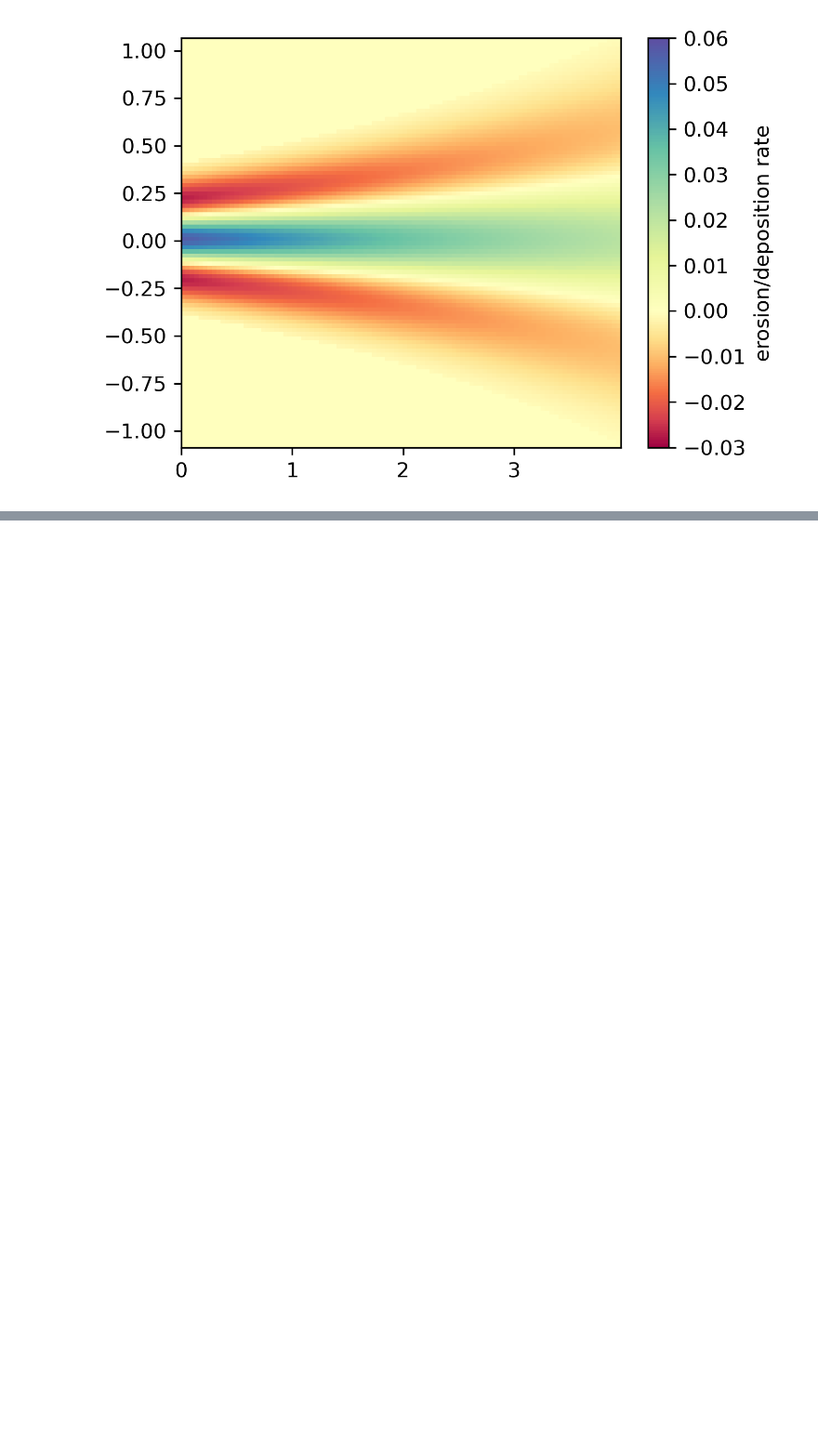
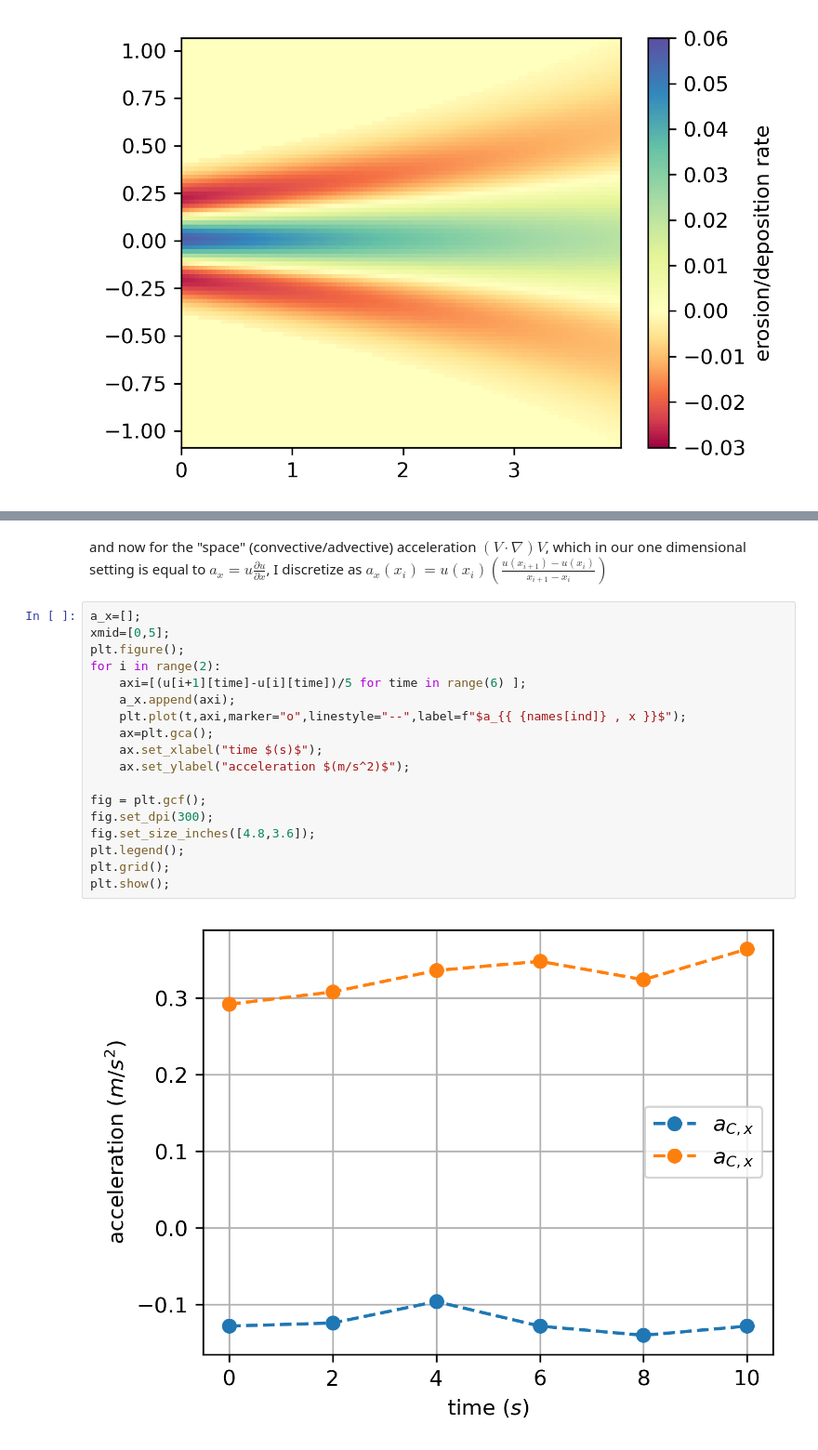
Before and after one commit to isamarcortes/Depositional_Mechanics, a Jupyter notebook: PS1.ipynb, the cells around one changed output, grey strips where cells are left out. Shown at 93% size. Drawn from its saved outputs; the diff is of its cells as text; blank space fills up the shorter version.

```diff
--- a/PS1.ipynb
+++ b/PS1.ipynb
@@ -301,0 +351,22 @@ plt.show();
+# %% [markdown]
+and now for the "space" (convective/advective) acceleration $(V\cdot\nabla)V$, which in our one dimensional setting is equal to $a_x=u\frac{\partial u}{\partial x}$, I discretize as $a_x(x_i)=u(x_i)\left(\frac{u(x_{i+1})-u(x_i)}{x_{i+1}-x_i}\right)$
+# %%
+a_x=[];
+xmid=[0,5];
+plt.figure();
+for i in range(2):
+    axi=[(u[i+1][time]-u[i][time])/5 for time in range(6) ];
+    a_x.append(axi);
+    plt.plot(t,axi,marker="o",linestyle="--",label=f"$a_{{ {names[ind]} , x }}$");
+    ax=plt.gca();
+    ax.set_xlabel("time $(s)$");
+    ax.set_ylabel("acceleration $(m/s^2)$");
+
+fig = plt.gcf();
+fig.set_dpi(300);
+fig.set_size_inches([4.8,3.6]);
+plt.legend();
+plt.grid();
+plt.show();
+# %% [output]
+[figure, added]
```
Also changed, not shown: parts of 8 cells of this notebook.
